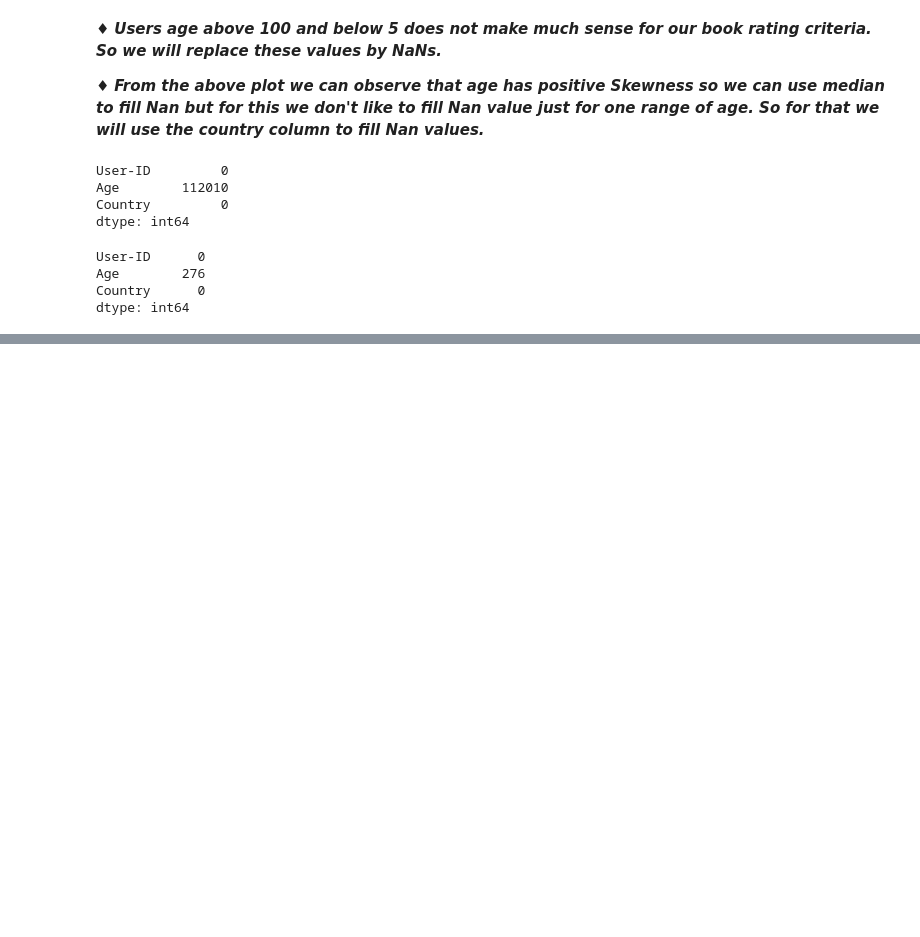
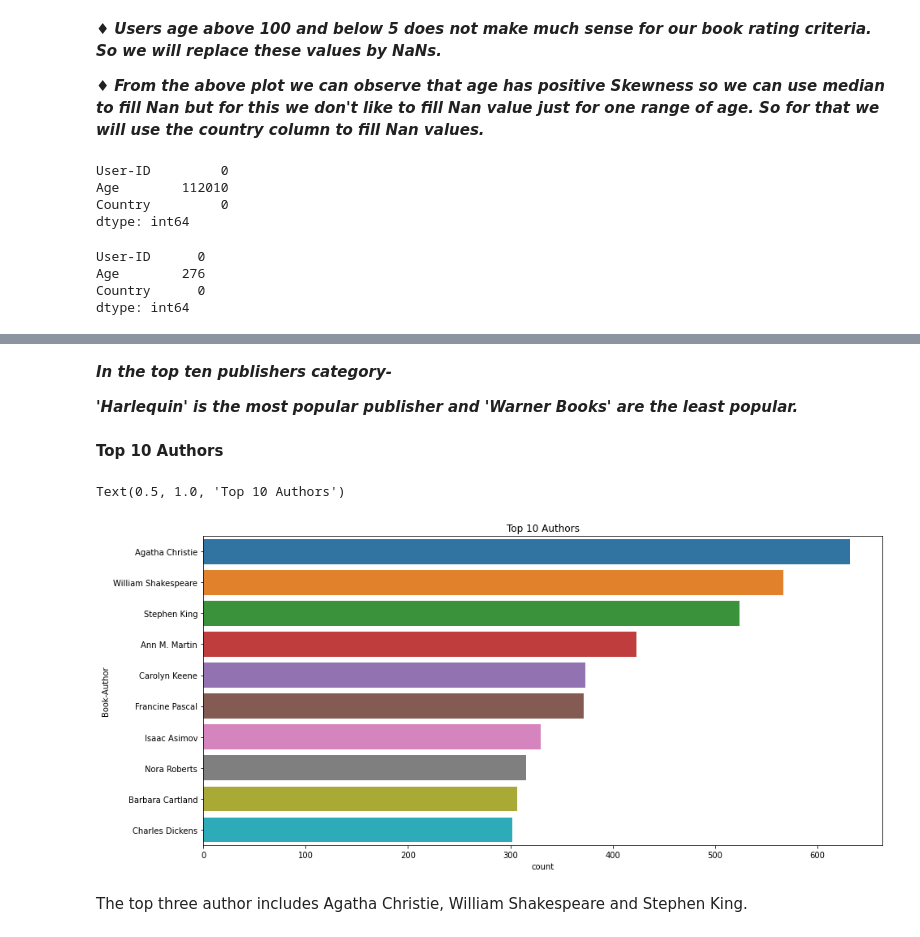
Before and after one commit to vivvvek24/Book-Recommendation-System, a Jupyter notebook: Book_Recommendation_System.ipynb, the cells around one changed output, grey strips where cells are left out. Cells and saved outputs as stored; diff of their text form; code cells hidden in the pictures; blank space fills up the shorter version.

```diff
--- a/Book_Recommendation_System.ipynb
+++ b/Book_Recommendation_System.ipynb
@@ -263,0 +297,16 @@ dtype: int64
+# %% [markdown]
+***In the top ten publishers category-***
+
+***'Harlequin' is the most popular publisher and 'Warner Books' are the least popular.***
+# %% [markdown]
+**Top 10 Authors**
+# %%
+#plot top 10 authors
+plt.figure(figsize=(15,7))
+sns.countplot(y='Book-Author',data=books,order=pd.value_counts(books['Book-Author']).iloc[:10].index)
+plt.title('Top 10 Authors')
+# %% [output]
+Text(0.5, 1.0, 'Top 10 Authors')
+[figure, added]
+# %% [markdown]
+The top three author includes Agatha Christie, William Shakespeare and Stephen King.
```
Also changed, not shown: parts of 8 cells of this notebook.
